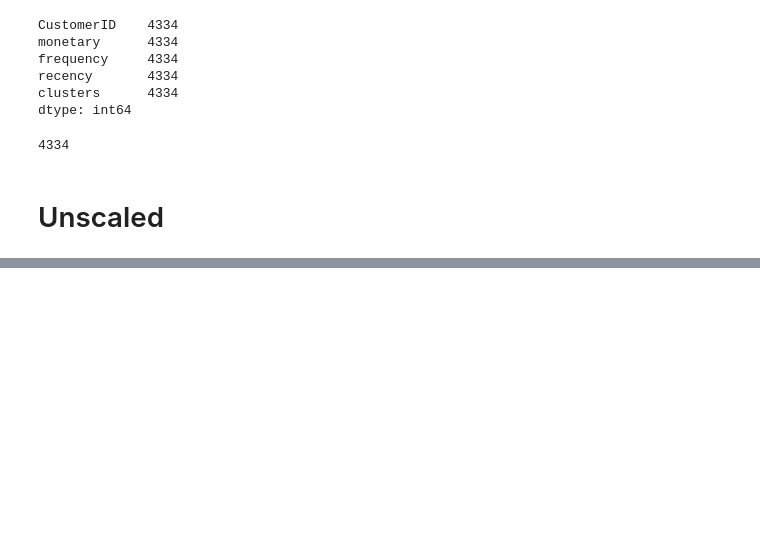
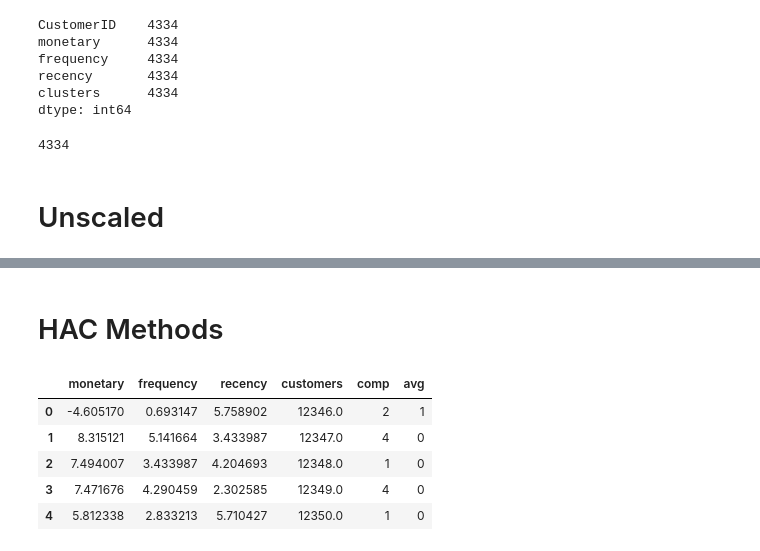
Before and after one commit to robblatt/Unsupervised-Market-Segmentation, a Jupyter notebook: One Complete Cycle.ipynb, the cells around one changed output, grey strips where cells are left out. Cells and saved outputs as stored; diff of their text form; code cells hidden in the pictures; blank space fills up the shorter version.

```diff
--- a/One Complete Cycle.ipynb
+++ b/One Complete Cycle.ipynb
@@ -222,0 +223,2 @@ cluster 4 count percentage - 19.87
+# %% [markdown]
+# HAC Methods
@@ -222,0 +244,9 @@ cluster 4 count percentage - 19.87
+# %%
+HAC_scaled_comp.head()
+# %% [output]
+|  | monetary | frequency | recency | customers | comp | avg |
+| 0 | -4.605170 | 0.693147 | 5.758902 | 12346.0 | 2 | 1 |
+| 1 | 8.315121 | 5.141664 | 3.433987 | 12347.0 | 4 | 0 |
+| 2 | 7.494007 | 3.433987 | 4.204693 | 12348.0 | 1 | 0 |
+| 3 | 7.471676 | 4.290459 | 2.302585 | 12349.0 | 4 | 0 |
+| 4 | 5.812338 | 2.833213 | 5.710427 | 12350.0 | 1 | 0 |
```
Also changed, not shown: parts of 16 cells of this notebook.
